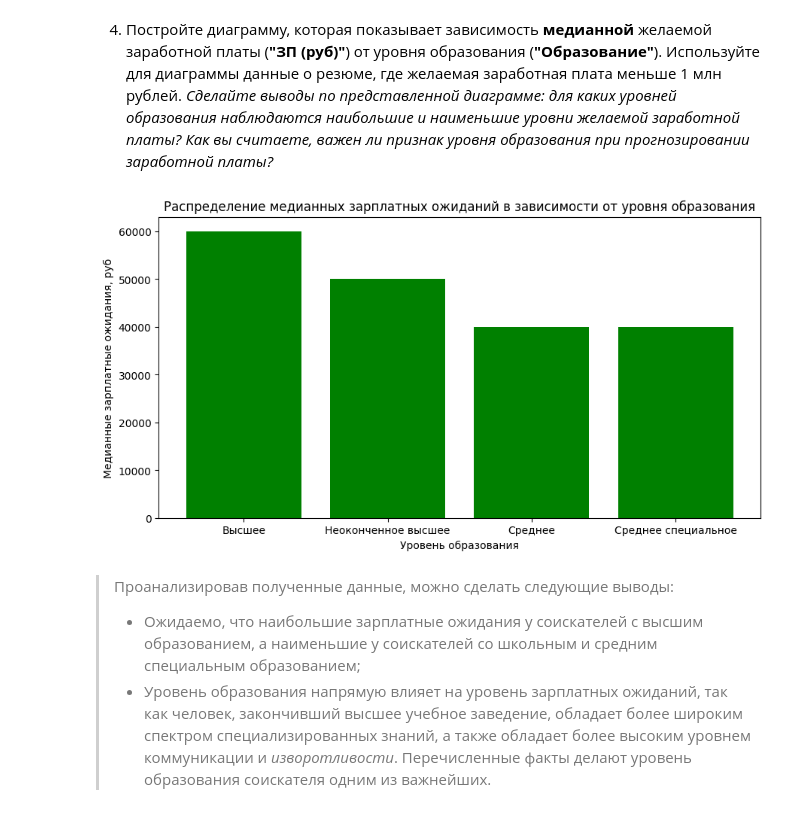
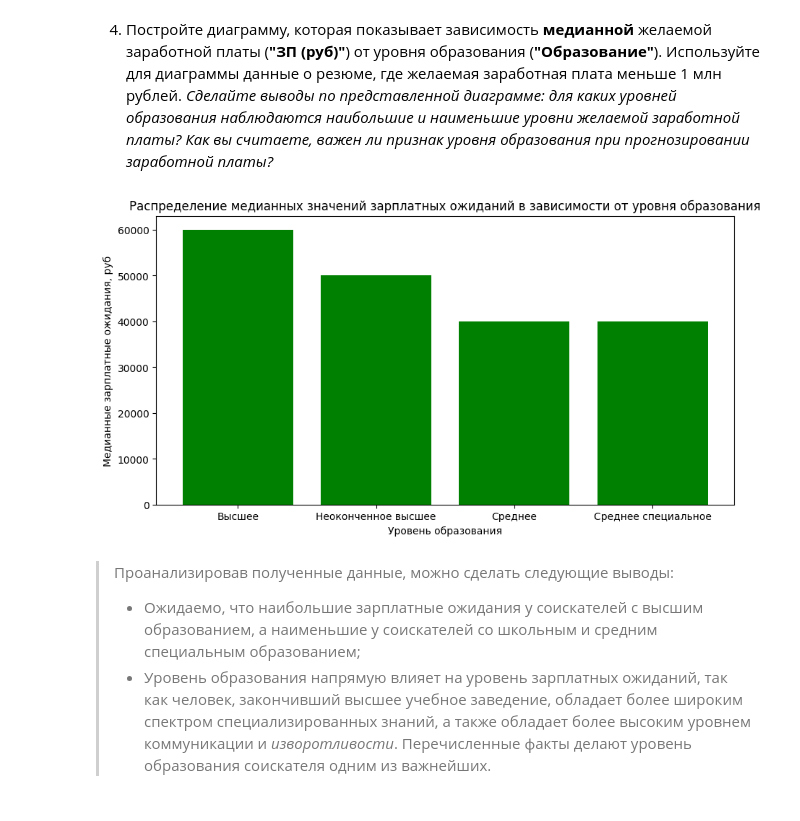
Before and after one commit to rafferti95/st_data_science, a Jupyter notebook: Project 1/Project 1.ipynb, the cells around one changed output. Drawn from its saved outputs; the diff is of its cells as text; code cells hidden in the pictures.

```diff
--- a/Project 1/Project 1.ipynb
+++ b/Project 1/Project 1.ipynb
@@ -474,15 +474,15 @@ axes[1].set_xlabel('Зарплатные ожидания, руб');
 # %%
 data_set_salary = data_set[data_set['Зарплатные ожидания (RUB)'] < 1_000_000]
 ude_salary = data_set_salary.groupby(by = 'Образование')['Зарплатные ожидания (RUB)'].median()
 
 fig = plt.figure(figsize = (8, 4))
 main_axes = fig.add_axes([0, 0, 1, 1])
 main_axes.bar(x = ude_salary.index, height = ude_salary, color = 'green');
 main_axes.set_xlabel('Уровень образования');
 main_axes.set_ylabel('Медианные зарплатные ожидания, руб');
-main_axes.set_title('Распределение медианных зарплатных ожиданий в зависимости от уровня образования');
+main_axes.set_title('Распределение медианных значений зарплатных ожиданий в зависимости от уровня образования');
 # %% [output]
-[figure, old version]
+[figure, new version]
 # %% [markdown]
 > Проанализировав полученные данные, можно сделать следующие выводы:
 >* Ожидаемо, что наибольшие зарплатные ожидания у соискателей с высшим образованием, а наименьшие у соискателей со школьным и средним специальным образованием;
```
Also changed, not shown: parts of 3 cells of this notebook.
